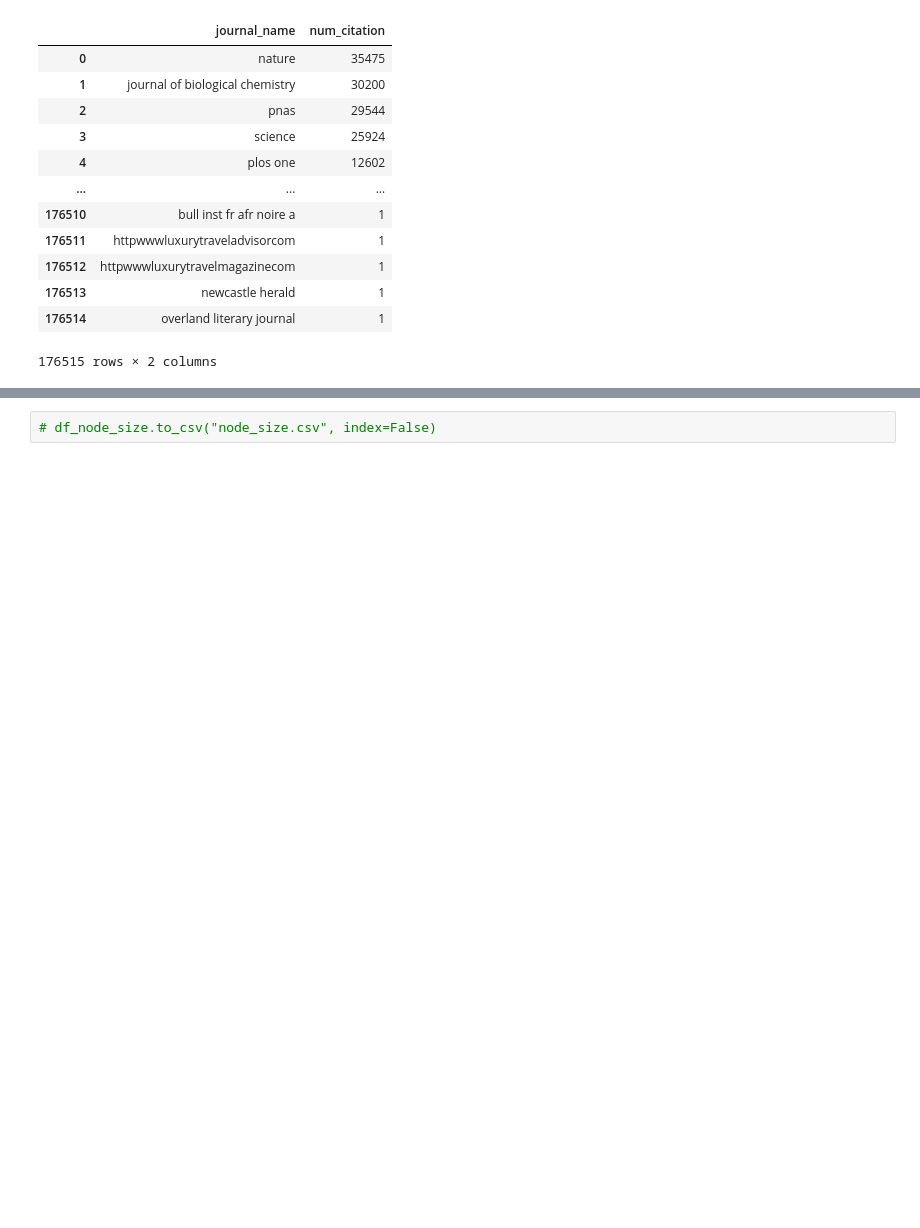
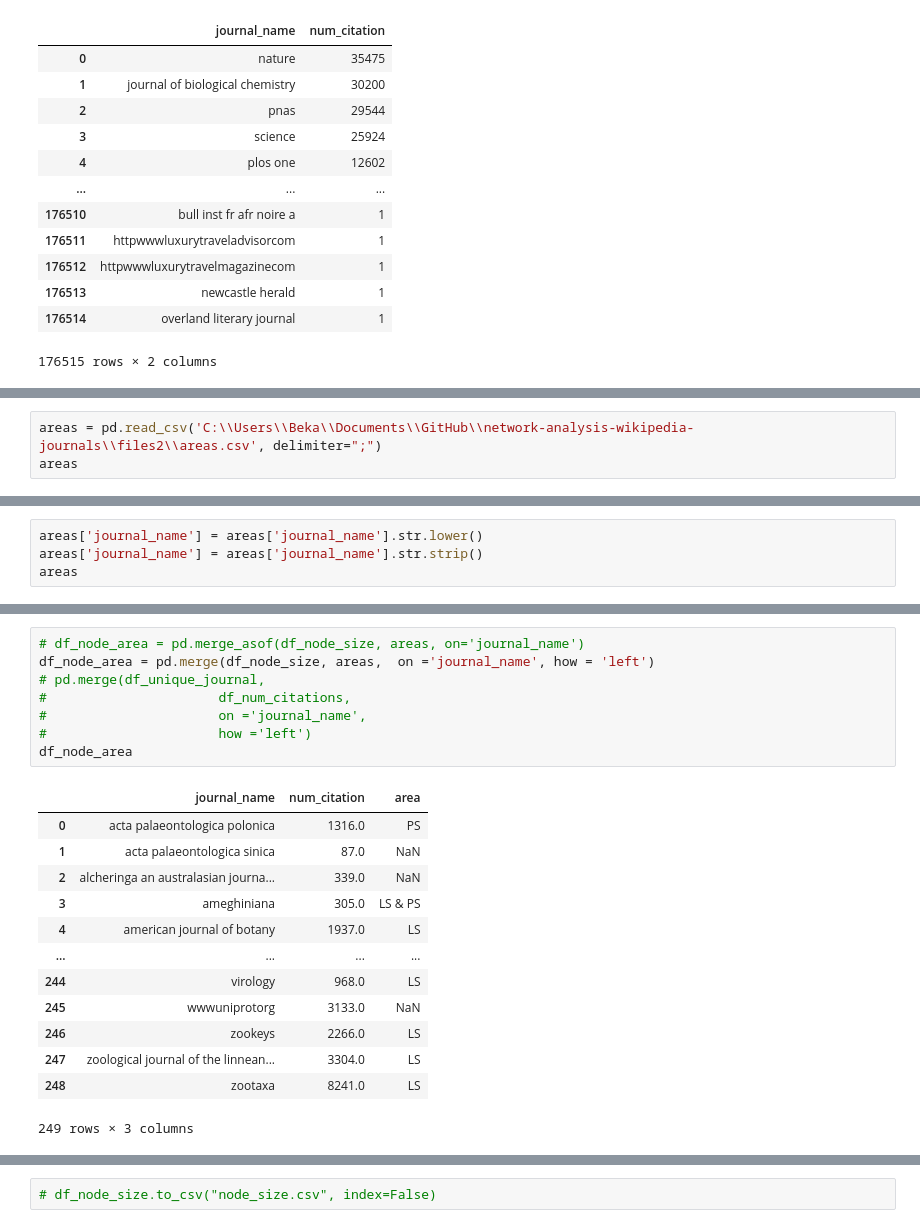
Before and after one commit to stepkurniawan/network-analysis-wikipedia-journals, a Jupyter notebook: codes/2_Data_preparation.ipynb, the cells around one changed output, grey strips where cells are left out. Saved outputs shown, nothing was run; the diff lists cells and outputs as text; blank space fills up the shorter version.

```diff
--- a/codes/2_Data_preparation.ipynb
+++ b/codes/2_Data_preparation.ipynb
@@ -357 +351,4 @@ num_citation     794
 dtype: int64
+# %%
+areas = pd.read_csv('C:\\Users\\Beka\\Documents\\GitHub\\network-analysis-wikipedia-journals\\files2\\areas.csv', delimiter=";")
+areas
@@ -357,0 +369,4 @@ dtype: int64
+# %%
+areas['journal_name'] = areas['journal_name'].str.lower()
+areas['journal_name'] = areas['journal_name'].str.strip()
+areas
@@ -357,0 +387,22 @@ dtype: int64
+# %%
+# df_node_area = pd.merge_asof(df_node_size, areas, on='journal_name')
+df_node_area = pd.merge(df_node_size, areas,  on ='journal_name', how = 'left')
+# pd.merge(df_unique_journal,
+#                      df_num_citations,
+#                      on ='journal_name',
+#                      how ='left')
+df_node_area
+# %% [output]
+|  | journal_name | num_citation | area |
+| 0 | acta palaeontologica polonica | 1316.0 | PS |
+| 1 | acta palaeontologica sinica | 87.0 | NaN |
+| 2 | alcheringa an australasian journa... | 339.0 | NaN |
+| 3 | ameghiniana | 305.0 | LS & PS |
+| 4 | american journal of botany | 1937.0 | LS |
+| ... | ... | ... | ... |
+| 244 | virology | 968.0 | LS |
+| 245 | wwwuniprotorg | 3133.0 | NaN |
+| 246 | zookeys | 2266.0 | LS |
+| 247 | zoological journal of the linnean... | 3304.0 | LS |
+| 248 | zootaxa | 8241.0 | LS |
+249 rows × 3 columns
```
Also changed, not shown: parts of 10 cells of this notebook, 2 other files.
